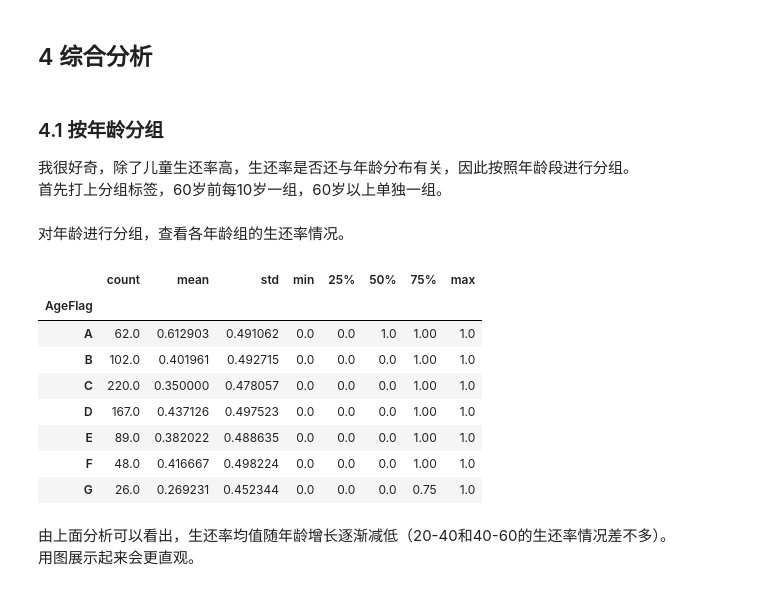
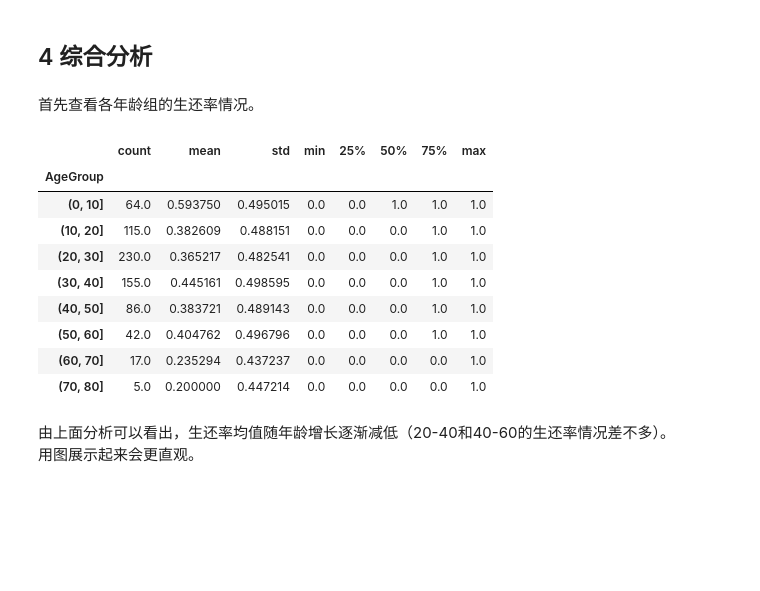
Before and after one commit to TrellixVulnTeam/udacity_CPLF, a Jupyter notebook: p4/Titanic.ipynb, the cells around one changed output. Saved outputs shown, nothing was run; the diff lists cells and outputs as text; code cells hidden in the pictures; blank space fills up the shorter version.

```diff
--- a/p4/Titanic.ipynb
+++ b/p4/Titanic.ipynb
@@ -89,0 +95,20 @@ pan_analysis_passengers.describe()
+# %%
+# def age_flag(passenger):
+#     if passenger['Age'] < 10:
+#         return 'A'
+#     elif passenger['Age'] < 20:
+#         return 'B'
+#     elif passenger['Age'] < 30:
+#         return 'C'
+#     elif passenger['Age'] < 40:
+#         return 'D'
+#     elif passenger['Age'] < 50:
+#         return 'E'
+#     elif passenger['Age'] < 60:
+#         return 'F'
+#     else:
+#         return 'G'
+# pan_analysis_passengers['AgeFlag'] = pan_analysis_passengers.apply(age_flag, 1)
+age_bins = np.arange(0, 90, 10)
+pan_analysis_passengers['AgeGroup'] = pd.cut(pan_analysis_passengers['Age'], age_bins)
+pan_analysis_passengers.head()
@@ -142,42 +253,22 @@ print correlation(children["Age"], children["Survived"])
 0.58、0.61均明显高于总体生还率均值0.41，而从年龄小于25的人群中计算相关性，也可以看出年龄与生还率的相关性有显著提高。
 # %% [markdown]
 ## 4 综合分析
-# %% [markdown]
-### 4.1 按年龄分组
-我很好奇，除了儿童生还率高，生还率是否还与年龄分布有关，因此按照年龄段进行分组。<br/>
-首先打上分组标签，60岁前每10岁一组，60岁以上单独一组。
-# %%
-def age_flag(passenger):
-    if passenger['Age'] < 10:
-        return 'A'
-    elif passenger['Age'] < 20:
-        return 'B'
-    elif passenger['Age'] < 30:
-        return 'C'
-    elif passenger['Age'] < 40:
-        return 'D'
-    elif passenger['Age'] < 50:
-        return 'E'
-    elif passenger['Age'] < 60:
-        return 'F'
-    else:
-        return 'G'
-pan_analysis_passengers['AgeFlag'] = pan_analysis_passengers.apply(age_flag, 1)
-# %% [markdown]
-对年龄进行分组，查看各年龄组的生还率情况。
+# %% [markdown]
+首先查看各年龄组的生还率情况。
 # %%
-passengers_groupby_age = pan_analysis_passengers.groupby('AgeFlag')
+passengers_groupby_age = pan_analysis_passengers.groupby('AgeGroup')
 passengers_groupby_age['Survived'].describe()
 # %% [output]
 |  | count | mean | std | min | 25% | 50% | 75% | max |
-| AgeFlag |  |  |  |  |  |  |  |  |
-| A | 62.0 | 0.612903 | 0.491062 | 0.0 | 0.0 | 1.0 | 1.00 | 1.0 |
-| B | 102.0 | 0.401961 | 0.492715 | 0.0 | 0.0 | 0.0 | 1.00 | 1.0 |
-| C | 220.0 | 0.350000 | 0.478057 | 0.0 | 0.0 | 0.0 | 1.00 | 1.0 |
-| D | 167.0 | 0.437126 | 0.497523 | 0.0 | 0.0 | 0.0 | 1.00 | 1.0 |
-| E | 89.0 | 0.382022 | 0.488635 | 0.0 | 0.0 | 0.0 | 1.00 | 1.0 |
-| F | 48.0 | 0.416667 | 0.498224 | 0.0 | 0.0 | 0.0 | 1.00 | 1.0 |
-| G | 26.0 | 0.269231 | 0.452344 | 0.0 | 0.0 | 0.0 | 0.75 | 1.0 |
+| AgeGroup |  |  |  |  |  |  |  |  |
+| (0, 10] | 64.0 | 0.593750 | 0.495015 | 0.0 | 0.0 | 1.0 | 1.0 | 1.0 |
+| (10, 20] | 115.0 | 0.382609 | 0.488151 | 0.0 | 0.0 | 0.0 | 1.0 | 1.0 |
+| (20, 30] | 230.0 | 0.365217 | 0.482541 | 0.0 | 0.0 | 0.0 | 1.0 | 1.0 |
+| (30, 40] | 155.0 | 0.445161 | 0.498595 | 0.0 | 0.0 | 0.0 | 1.0 | 1.0 |
+| (40, 50] | 86.0 | 0.383721 | 0.489143 | 0.0 | 0.0 | 0.0 | 1.0 | 1.0 |
+| (50, 60] | 42.0 | 0.404762 | 0.496796 | 0.0 | 0.0 | 0.0 | 1.0 | 1.0 |
+| (60, 70] | 17.0 | 0.235294 | 0.437237 | 0.0 | 0.0 | 0.0 | 0.0 | 1.0 |
+| (70, 80] | 5.0 | 0.200000 | 0.447214 | 0.0 | 0.0 | 0.0 | 0.0 | 1.0 |
 # %% [markdown]
 由上面分析可以看出，生还率均值随年龄增长逐渐减低（20-40和40-60的生还率情况差不多）。<br/>
 用图展示起来会更直观。
```
Also changed, not shown: parts of 35 cells of this notebook, 1 other file.
